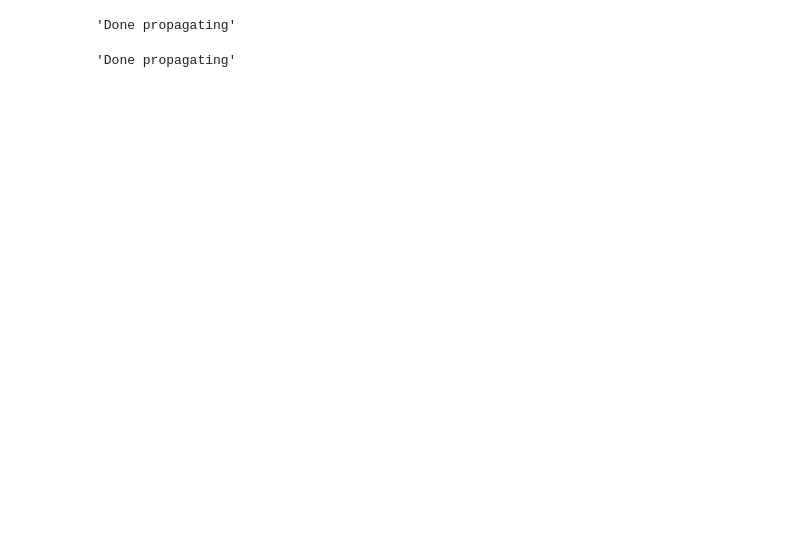
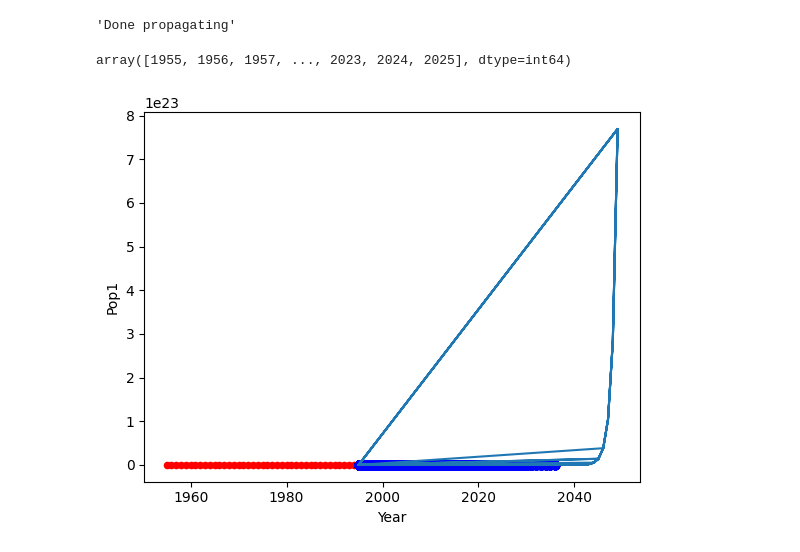
Before and after one commit to Voluptatemn/Population2023, a Jupyter notebook: Analysis.ipynb, the cells around one changed output. Cells and saved outputs as stored; diff of their text form; code cells hidden in the pictures; blank space fills up the shorter version.

```diff
--- a/Analysis.ipynb
+++ b/Analysis.ipynb
@@ -706,37 +706,38 @@ if not done:
             indices = np.where((total_pop_array < lowerBound) | (total_pop_array > upperBound))[0]
             indices_filter = [z for z,n in enumerate(total_pop_array) if z not in indices]
 
             fixed_total_pop_array = total_pop_array[indices_filter]
             fixed_curr_Year_array = curr_Year_array[indices_filter]
 
             plt.scatter(fixed_curr_Year_array, fixed_total_pop_array, color='blue', alpha=0.5, label = 'data')
 
             min_year = country_pdf['Year'].min()
-            xdata = np.concatenate(country_pdf['Year'].values, curr_Year_array) - min_year
+            xdata = np.concatenate((country_pdf['Year'].values, curr_Year_array))
             display(xdata)
-            ydata = np.concatenate(country_pdf['Pop1'].values, total_pop_array)
+            ydata = np.concatenate((country_pdf['Pop1'].values, total_pop_array))
 
             parameters, covariance = curve_fit(function, xdata, ydata)
             fit_K = parameters[0]
             fit_B = parameters[1]
-            fit_y = function(curr_Year_array - max_year, fit_K, fit_B)
+            fit_y = function(xdata, fit_K, fit_B)
             plt.plot(curr_Year_array, fit_y, '-', label = 'fit')
 
 
             name = country_code_map[key]
             path = f'Images/{name}_{key}.png'
             plt.savefig(path)
 
             break
 
 
 
 
         except:
             callbacks()
 # %% [output]
 'Done propagating'
-'Done propagating'
+array([1955, 1956, 1957, ..., 2023, 2024, 2025], dtype=int64)
+[figure, added]
 # %%
 # using_dict = [2140,3400,4010,4020,4030,4045,4140,4180,4190,4220,4272,4273,4280,4290,4300,5020]
 # %%
```
Also changed, not shown: parts of 2 cells of this notebook.
